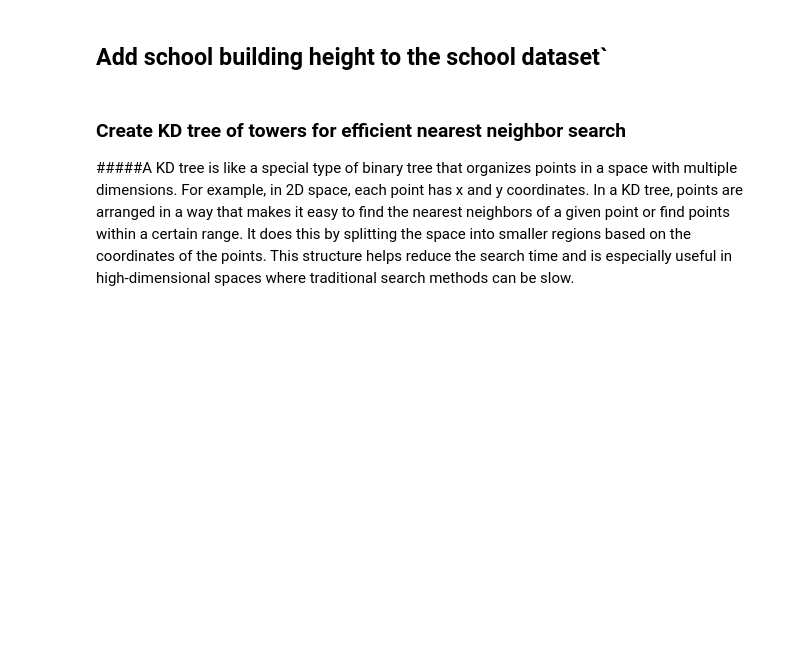
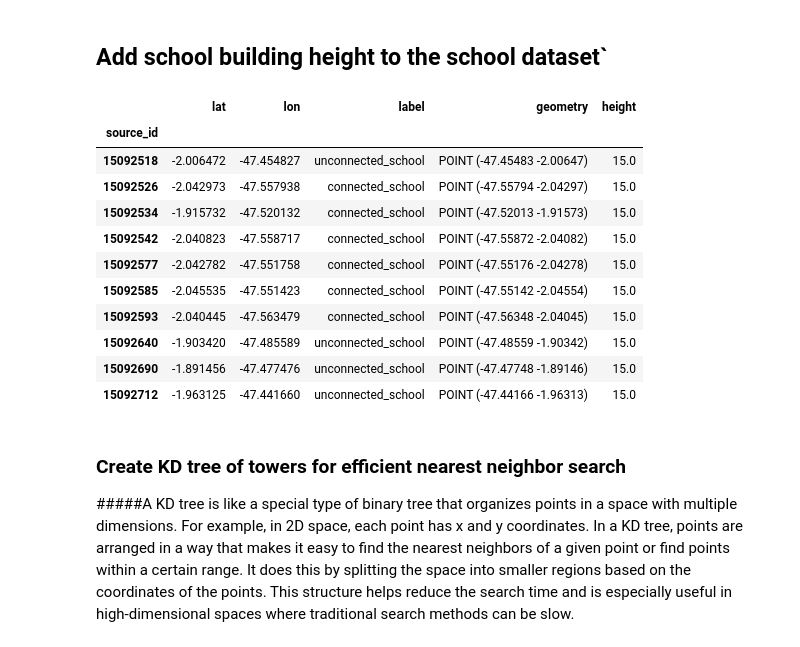
Before and after one commit to FNS-Division/VDaigele-ict_infrastructure_analysis_population_density, a Jupyter notebook: visibility analysis/visibility-workshop.ipynb, the cells around one changed output. Saved outputs shown, nothing was run; the diff lists cells and outputs as text; code cells hidden in the pictures; blank space fills up the shorter version.

```diff
--- a/visibility analysis/visibility-workshop.ipynb
+++ b/visibility analysis/visibility-workshop.ipynb
@@ -293,6 +283,20 @@ data_table.DataTable(df_celltower, num_rows_per_page=10)
 # %%
 # In this case, we use the same school building height for all schools
 df_school['height'] = school_building_height.value
+df_school.head(10)
+# %% [output]
+|  | lat | lon | label | geometry | height |
+| source_id |  |  |  |  |  |
+| 15092518 | -2.006472 | -47.454827 | unconnected_school | POINT (-47.45483 -2.00647) | 15.0 |
+| 15092526 | -2.042973 | -47.557938 | connected_school | POINT (-47.55794 -2.04297) | 15.0 |
+| 15092534 | -1.915732 | -47.520132 | connected_school | POINT (-47.52013 -1.91573) | 15.0 |
+| 15092542 | -2.040823 | -47.558717 | connected_school | POINT (-47.55872 -2.04082) | 15.0 |
+| 15092577 | -2.042782 | -47.551758 | connected_school | POINT (-47.55176 -2.04278) | 15.0 |
+| 15092585 | -2.045535 | -47.551423 | connected_school | POINT (-47.55142 -2.04554) | 15.0 |
+| 15092593 | -2.040445 | -47.563479 | connected_school | POINT (-47.56348 -2.04045) | 15.0 |
+| 15092640 | -1.903420 | -47.485589 | unconnected_school | POINT (-47.48559 -1.90342) | 15.0 |
+| 15092690 | -1.891456 | -47.477476 | unconnected_school | POINT (-47.47748 -1.89146) | 15.0 |
+| 15092712 | -1.963125 | -47.441660 | unconnected_school | POINT (-47.44166 -1.96313) | 15.0 |
 # %% [markdown]
 ### Create KD tree of towers for efficient nearest neighbor search
 #####A KD tree is like a special type of binary tree that organizes points in a space with multiple dimensions. For example, in 2D space, each point has x and y coordinates. In a KD tree, points are arranged in a way that makes it easy to find the nearest neighbors of a given point or find points within a certain range. It does this by splitting the space into smaller regions based on the coordinates of the points. This structure helps reduce the search time and is especially useful in high-dimensional spaces where traditional search methods can be slow.
```
Also changed, not shown: parts of 14 cells of this notebook, 2 other files.
